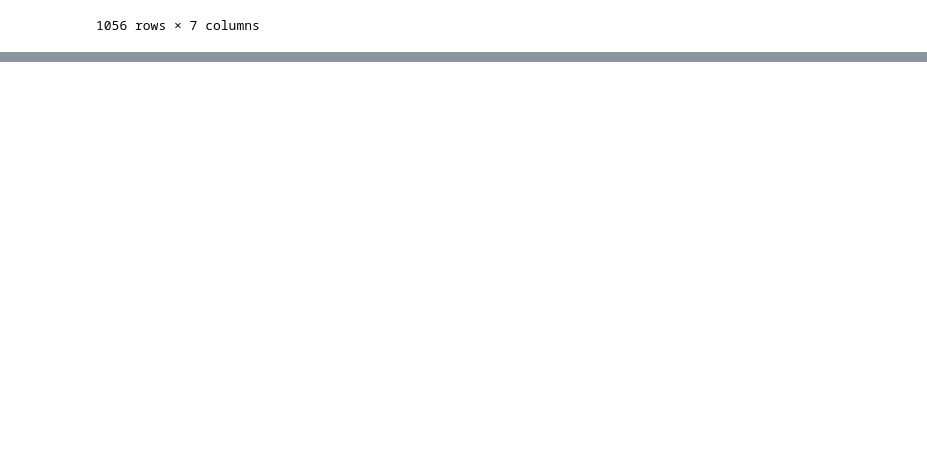
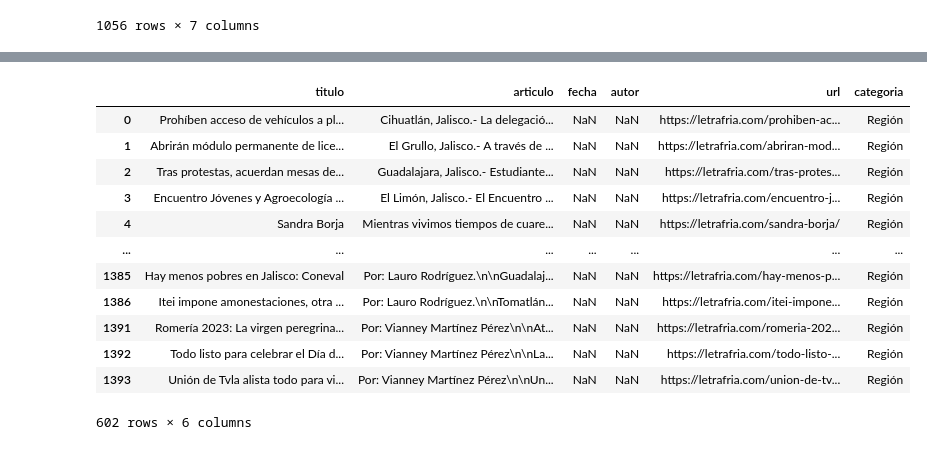
Before and after one commit to adrianodreamer/udg_paper, a Jupyter notebook: analysis.ipynb, the cells around one changed output, grey strips where cells are left out. Cells and saved outputs as stored; diff of their text form; code cells hidden in the pictures; blank space fills up the shorter version.

Commit message:
feat: limpieza de letra fría

```diff
--- a/analysis.ipynb
+++ b/analysis.ipynb
@@ -113,0 +114,5 @@ voz
+# %%
+# Loading every file as separate dataframes. I'm identifying them with distinct names, but we will be combining them into a single larger dataframe in a bit.
+#La Voz del Sur
+dfletra = pd.read_csv('scraped data/letra_fria_200_20250414_120843.csv')
+dfletra
@@ -113,0 +133,18 @@ voz
+# %%
+# Eliminar duplicados (conservando primeros)
+letra = dfletra.drop_duplicates()
+letra
+# %% [output]
+|  | titulo | articulo | fecha | autor | url | categoria |
+| 0 | Prohíben acceso de vehículos a pl... | Cihuatlán, Jalisco.- La delegació... | NaN | NaN | https://letrafria.com/prohiben-ac... | Región |
+| 1 | Abrirán módulo permanente de lice... | El Grullo, Jalisco.- A través de ... | NaN | NaN | https://letrafria.com/abriran-mod... | Región |
+| 2 | Tras protestas, acuerdan mesas de... | Guadalajara, Jalisco.- Estudiante... | NaN | NaN | https://letrafria.com/tras-protes... | Región |
+| 3 | Encuentro Jóvenes y Agroecología ... | El Limón, Jalisco.- El Encuentro ... | NaN | NaN | https://letrafria.com/encuentro-j... | Región |
+| 4 | Sandra Borja | Mientras vivimos tiempos de cuare... | NaN | NaN | https://letrafria.com/sandra-borja/ | Región |
+| ... | ... | ... | ... | ... | ... | ... |
+| 1385 | Hay menos pobres en Jalisco: Coneval | Por: Lauro Rodríguez.\n\nGuadalaj... | NaN | NaN | https://letrafria.com/hay-menos-p... | Región |
+| 1386 | Itei impone amonestaciones, otra ... | Por: Lauro Rodríguez.\n\nTomatlán... | NaN | NaN | https://letrafria.com/itei-impone... | Región |
+| 1391 | Romería 2023: La virgen peregrina... | Por: Vianney Martínez Pérez\n\nAt... | NaN | NaN | https://letrafria.com/romeria-202... | Región |
+| 1392 | Todo listo para celebrar el Día d... | Por: Vianney Martínez Pérez\n\nLa... | NaN | NaN | https://letrafria.com/todo-listo-... | Región |
+| 1393 | Unión de Tvla alista todo para vi... | Por: Vianney Martínez Pérez\n\nUn... | NaN | NaN | https://letrafria.com/union-de-tv... | Región |
+602 rows × 6 columns
```
Also changed, not shown: parts of 5 cells of this notebook, 1 other file.
